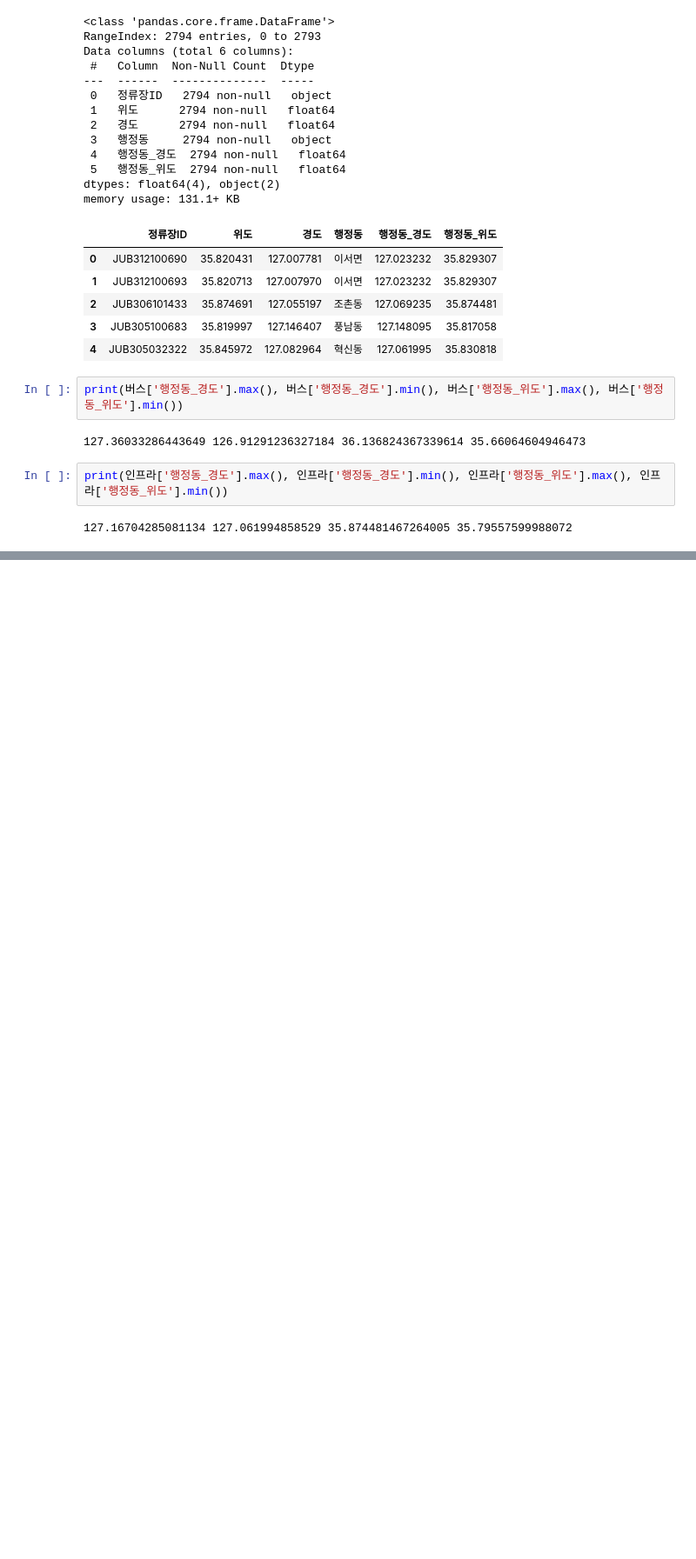
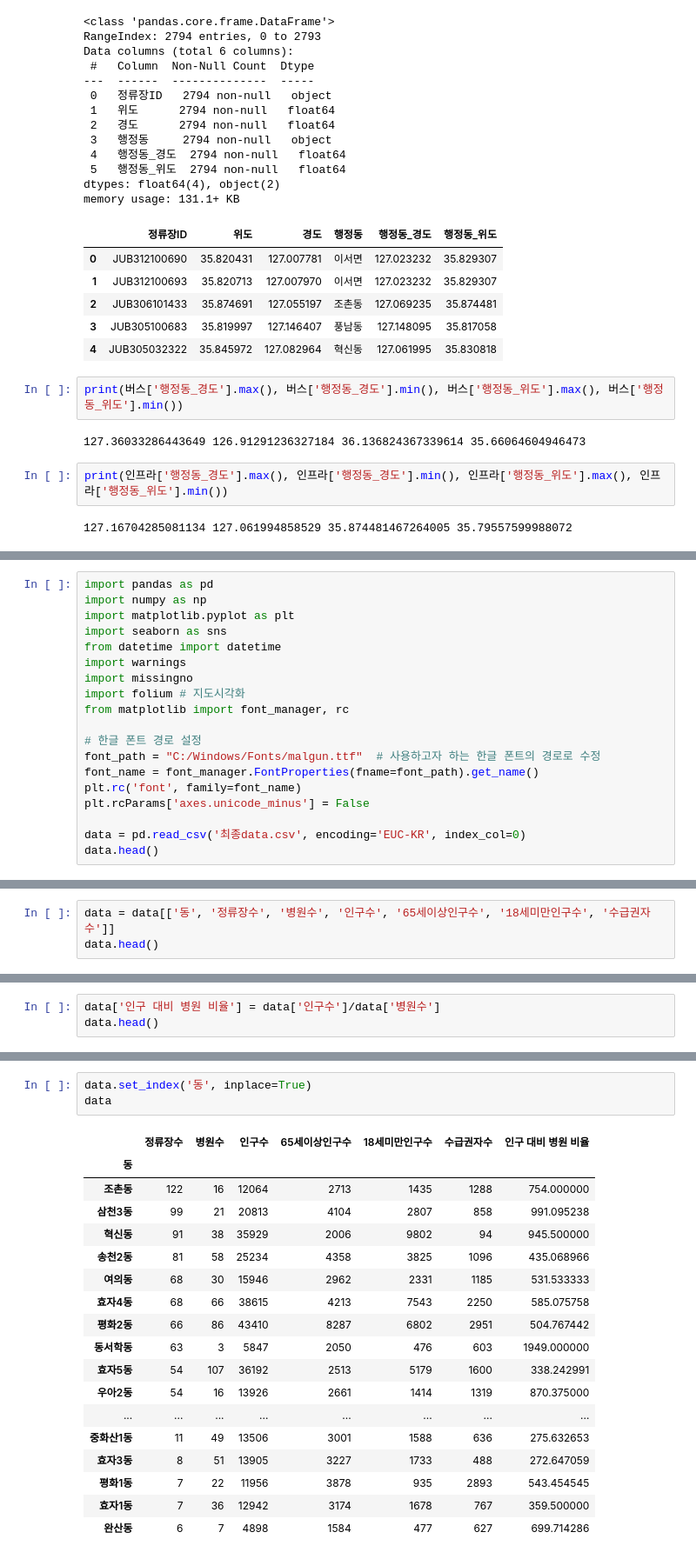
Before and after one commit to KNU-Probe/2024_Probe_Spring, a Jupyter notebook: 24_1_Project/4조/보건소 입지선정.ipynb, the cells around one changed output, grey strips where cells are left out. Shown at 87% size. Cells and saved outputs as stored; diff of their text form; blank space fills up the shorter version.

```diff
--- a/24_1_Project/4조/보건소 입지선정.ipynb
+++ b/24_1_Project/4조/보건소 입지선정.ipynb
@@ -440,0 +659,19 @@ ApiError: REQUEST_DENIED (This API project is not authorized to use this API.)
+# %%
+import pandas as pd
+import numpy as np
+import matplotlib.pyplot as plt
+import seaborn as sns
+from datetime import datetime
+import warnings
+import missingno
+import folium # 지도시각화
+from matplotlib import font_manager, rc
+
+# 한글 폰트 경로 설정
+font_path = "C:/Windows/Fonts/malgun.ttf"  # 사용하고자 하는 한글 폰트의 경로로 수정
+font_name = font_manager.FontProperties(fname=font_path).get_name()
+plt.rc('font', family=font_name)
+plt.rcParams['axes.unicode_minus'] = False
+
+data = pd.read_csv('최종data.csv', encoding='EUC-KR', index_col=0)
+data.head()
@@ -440,0 +685,3 @@ ApiError: REQUEST_DENIED (This API project is not authorized to use this API.)
+# %%
+data = data[['동', '정류장수', '병원수', '인구수', '65세이상인구수', '18세미만인구수', '수급권자수']]
+data.head()
@@ -440,0 +695,3 @@ ApiError: REQUEST_DENIED (This API project is not authorized to use this API.)
+# %%
+data['인구 대비 병원 비율'] = data['인구수']/data['병원수']
+data.head()
@@ -440,0 +705,22 @@ ApiError: REQUEST_DENIED (This API project is not authorized to use this API.)
+# %%
+data.set_index('동', inplace=True)
+data
+# %% [output]
+|  | 정류장수 | 병원수 | 인구수 | 65세이상인구수 | 18세미만인구수 | 수급권자수 | 인구 대비 병원 비율 |
+| 동 |  |  |  |  |  |  |  |
+| 조촌동 | 122 | 16 | 12064 | 2713 | 1435 | 1288 | 754.000000 |
+| 삼천3동 | 99 | 21 | 20813 | 4104 | 2807 | 858 | 991.095238 |
+| 혁신동 | 91 | 38 | 35929 | 2006 | 9802 | 94 | 945.500000 |
+| 송천2동 | 81 | 58 | 25234 | 4358 | 3825 | 1096 | 435.068966 |
+| 여의동 | 68 | 30 | 15946 | 2962 | 2331 | 1185 | 531.533333 |
+| 효자4동 | 68 | 66 | 38615 | 4213 | 7543 | 2250 | 585.075758 |
+| 평화2동 | 66 | 86 | 43410 | 8287 | 6802 | 2951 | 504.767442 |
+| 동서학동 | 63 | 3 | 5847 | 2050 | 476 | 603 | 1949.000000 |
+| 효자5동 | 54 | 107 | 36192 | 2513 | 5179 | 1600 | 338.242991 |
+| 우아2동 | 54 | 16 | 13926 | 2661 | 1414 | 1319 | 870.375000 |
+| ... | ... | ... | ... | ... | ... | ... | ... |
+| 중화산1동 | 11 | 49 | 13506 | 3001 | 1588 | 636 | 275.632653 |
+| 효자3동 | 8 | 51 | 13905 | 3227 | 1733 | 488 | 272.647059 |
+| 평화1동 | 7 | 22 | 11956 | 3878 | 935 | 2893 | 543.454545 |
+| 효자1동 | 7 | 36 | 12942 | 3174 | 1678 | 767 | 359.500000 |
+| 완산동 | 6 | 7 | 4898 | 1584 | 477 | 627 | 699.714286 |
```
Also changed, not shown: parts of 49 cells of this notebook.
